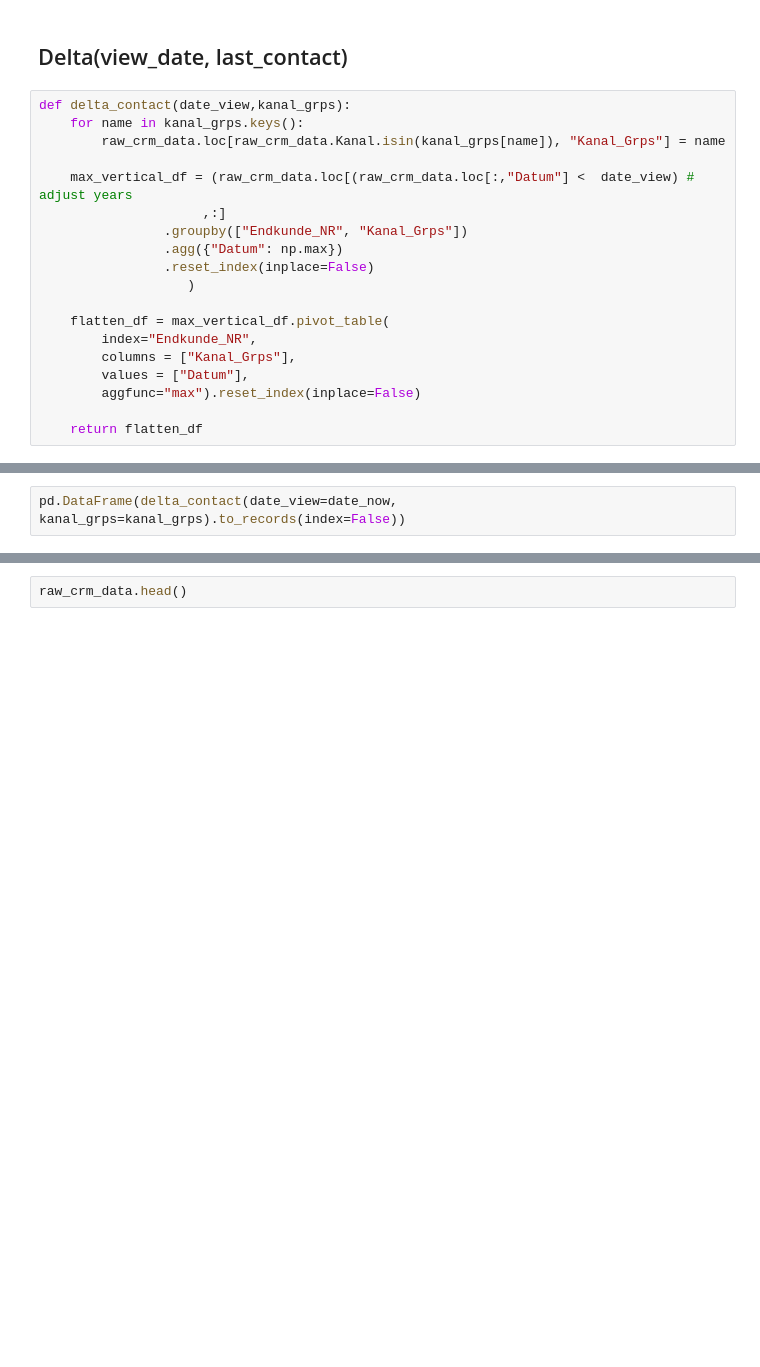
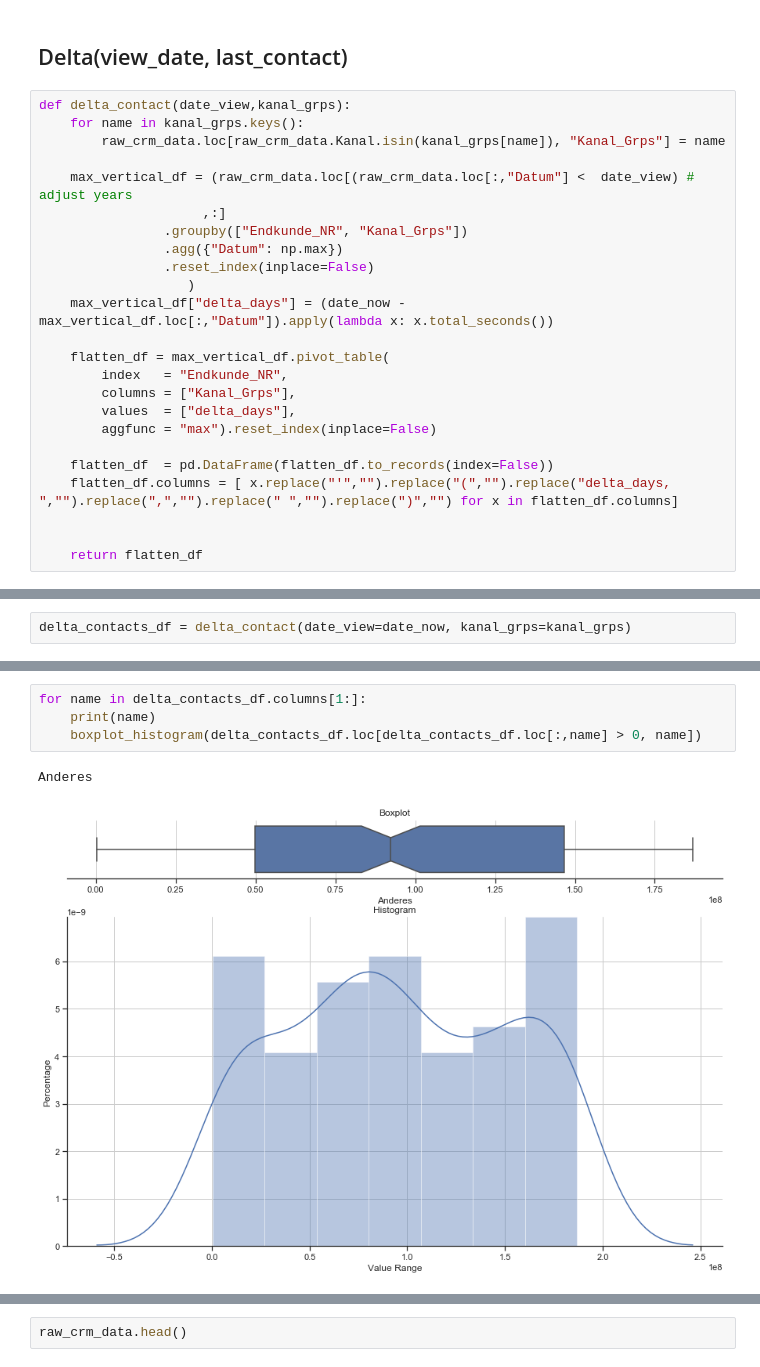
Before and after one commit to apgsga-stc/PredictiveAnalyticsPython, a Jupyter notebook: vkprog_analyse/vkprog_crm_prep.ipynb, the cells around one changed output, grey strips where cells are left out. Saved outputs shown, nothing was run; the diff lists cells and outputs as text; blank space fills up the shorter version.

Commit message:
Delta(Last Contact, View Date) for each defined group: Telefon, Besuch, etc

```diff
--- a/vkprog_analyse/vkprog_crm_prep.ipynb
+++ b/vkprog_analyse/vkprog_crm_prep.ipynb
@@ -297,11 +309,16 @@ def delta_contact(date_view,kanal_grps):
                 .agg({"Datum": np.max})
                 .reset_index(inplace=False)
                    )
+    max_vertical_df["delta_days"] = (date_now - max_vertical_df.loc[:,"Datum"]).apply(lambda x: x.total_seconds())
 
     flatten_df = max_vertical_df.pivot_table(
-        index="Endkunde_NR",
+        index   = "Endkunde_NR",
         columns = ["Kanal_Grps"],
-        values = ["Datum"],
-        aggfunc="max").reset_index(inplace=False)
+        values  = ["delta_days"],
+        aggfunc = "max").reset_index(inplace=False)
+
+    flatten_df  = pd.DataFrame(flatten_df.to_records(index=False))
+    flatten_df.columns = [ x.replace("'","").replace("(","").replace("delta_days, ","").replace(",","").replace(" ","").replace(")","") for x in flatten_df.columns]
+
 
     return flatten_df
@@ -308,2 +335,2 @@ def delta_contact(date_view,kanal_grps):
 # %%
-pd.DataFrame(delta_contact(date_view=date_now, kanal_grps=kanal_grps).to_records(index=False))
+delta_contacts_df = delta_contact(date_view=date_now, kanal_grps=kanal_grps)
@@ -350,0 +346,7 @@ what_df
+# %%
+for name in delta_contacts_df.columns[1:]:
+    print(name)
+    boxplot_histogram(delta_contacts_df.loc[delta_contacts_df.loc[:,name] > 0, name])
+# %% [output]
+Anderes
+[figure, added]
```
Also changed, not shown: parts of 10 cells of this notebook.
